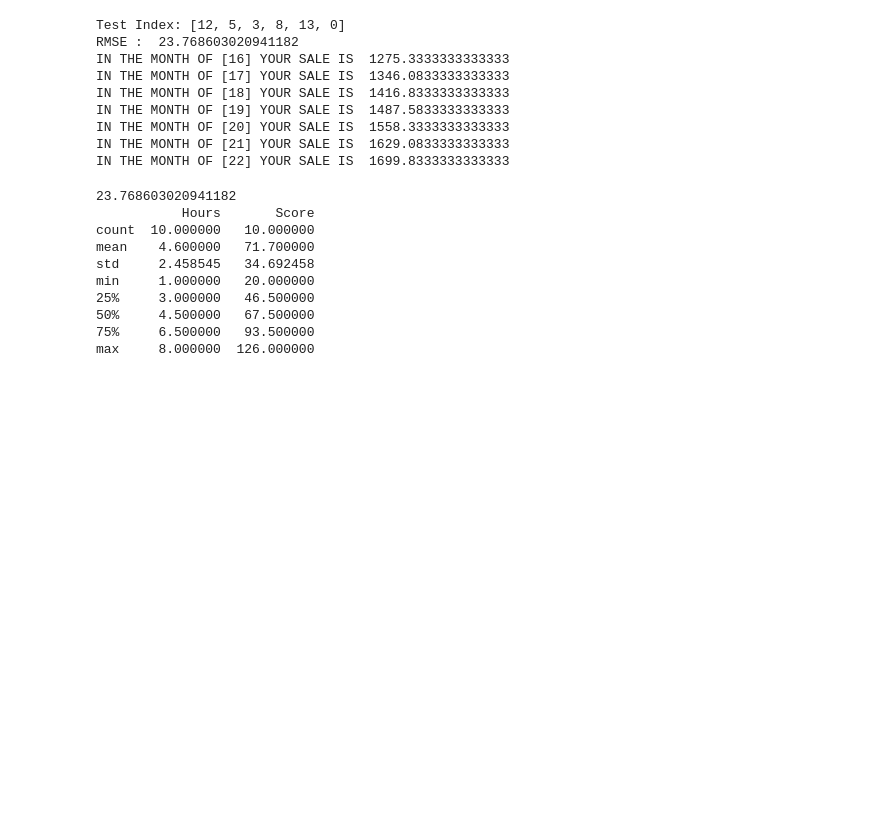
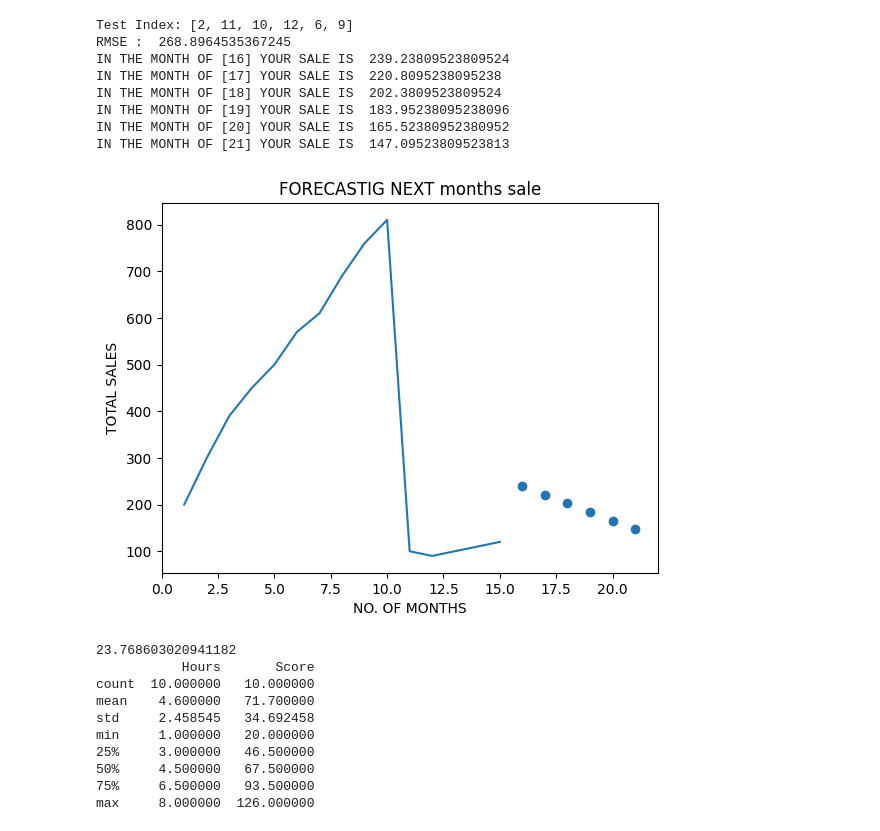
Before and after one commit to shanib-techie/MachineLearning, a Jupyter notebook: ML_practise/Linear_Regression.ipynb, the cells around one changed output. Saved outputs shown, nothing was run; the diff lists cells and outputs as text; code cells hidden in the pictures; blank space fills up the shorter version.

```diff
--- a/ML_practise/Linear_Regression.ipynb
+++ b/ML_practise/Linear_Regression.ipynb
@@ -7,7 +7,7 @@ from sklearn.metrics import mean_squared_error , root_mean_squared_error
 from sklearn.model_selection import train_test_split
 df = pd.DataFrame({
     "months" : [1,2,3,4,5,6,7,8,9,10,11,12,13,14,15],
-    "sales" : [200,300,390,450,500,570,610,690,760,810,900,990,1080,1160,1230]
+    "sales" : [200,300,390,450,500,570,610,690,760,810,100,90,100,110,120]
 })
 
 X =df[["months"]]
@@ -23,42 +23,52 @@ model.fit(X_train,y_train)
 
 y_prid = model.predict(X_test)
 
 rmse = root_mean_squared_error(y_test,y_prid)
 
 print("Test Index:", y_test.index.tolist())
 
 # print("ACTUAL VALUE :",list(y_test))
 # print("PRIDICT VALUE : ",list(y_prid))
 print("RMSE : ",rmse)
 
 
 model = LinearRegression()
 model.fit(X,y)
 
 list = []
 last_month = df["months"].iloc[-1]
 no_of_months = int(input("ENTER HOW MUCH NEXT MONTH DATA DID YOU WANT TO PRIDICT : "))
 for i in range(last_month+1,no_of_months+last_month+1):
     list.append(i)
 
 
 list_2d = [[i] for i in list]
 pridict_sale = model.predict(list_2d)
 
 
 
 for i,pred in zip(list_2d,pridict_sale):
     print(f"IN THE MONTH OF {i} YOUR SALE IS ",pred)
+
+
+
+
+plt.plot(X,y)
+plt.scatter(list_2d,pridict_sale)
+plt.ylabel("TOTAL SALES")
+plt.xlabel("NO. OF MONTHS")
+plt.title("FORECASTIG NEXT months sale")
+plt.show()
 # %% [output]
-Test Index: [12, 5, 3, 8, 13, 0]
-RMSE :  23.768603020941182
-IN THE MONTH OF [16] YOUR SALE IS  1275.3333333333333
-IN THE MONTH OF [17] YOUR SALE IS  1346.0833333333333
-IN THE MONTH OF [18] YOUR SALE IS  1416.8333333333333
-IN THE MONTH OF [19] YOUR SALE IS  1487.5833333333333
-IN THE MONTH OF [20] YOUR SALE IS  1558.3333333333333
-IN THE MONTH OF [21] YOUR SALE IS  1629.0833333333333
-IN THE MONTH OF [22] YOUR SALE IS  1699.8333333333333
+Test Index: [2, 11, 10, 12, 6, 9]
+RMSE :  268.8964535367245
+IN THE MONTH OF [16] YOUR SALE IS  239.23809523809524
+IN THE MONTH OF [17] YOUR SALE IS  220.8095238095238
+IN THE MONTH OF [18] YOUR SALE IS  202.3809523809524
+IN THE MONTH OF [19] YOUR SALE IS  183.95238095238096
+IN THE MONTH OF [20] YOUR SALE IS  165.52380952380952
+IN THE MONTH OF [21] YOUR SALE IS  147.09523809523813
+[figure, added]
 # %%
 import pandas as pd
 import numpy as np
```
Also changed, not shown: parts of 3 cells of this notebook, 4 other files.
